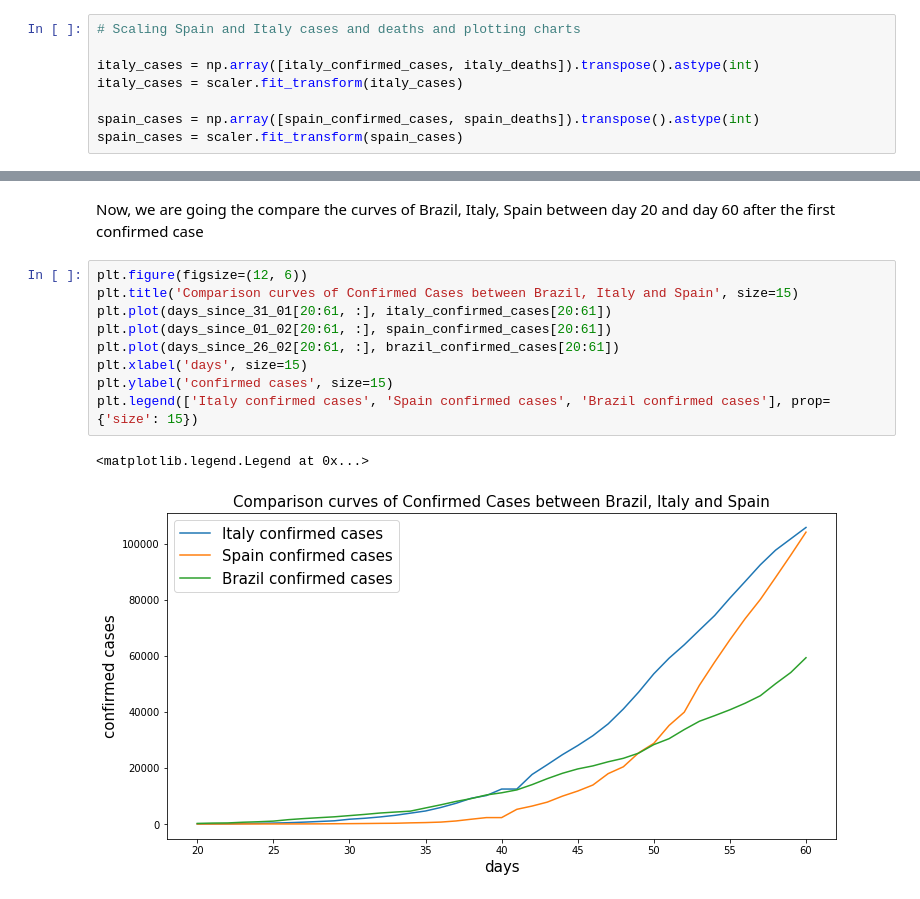
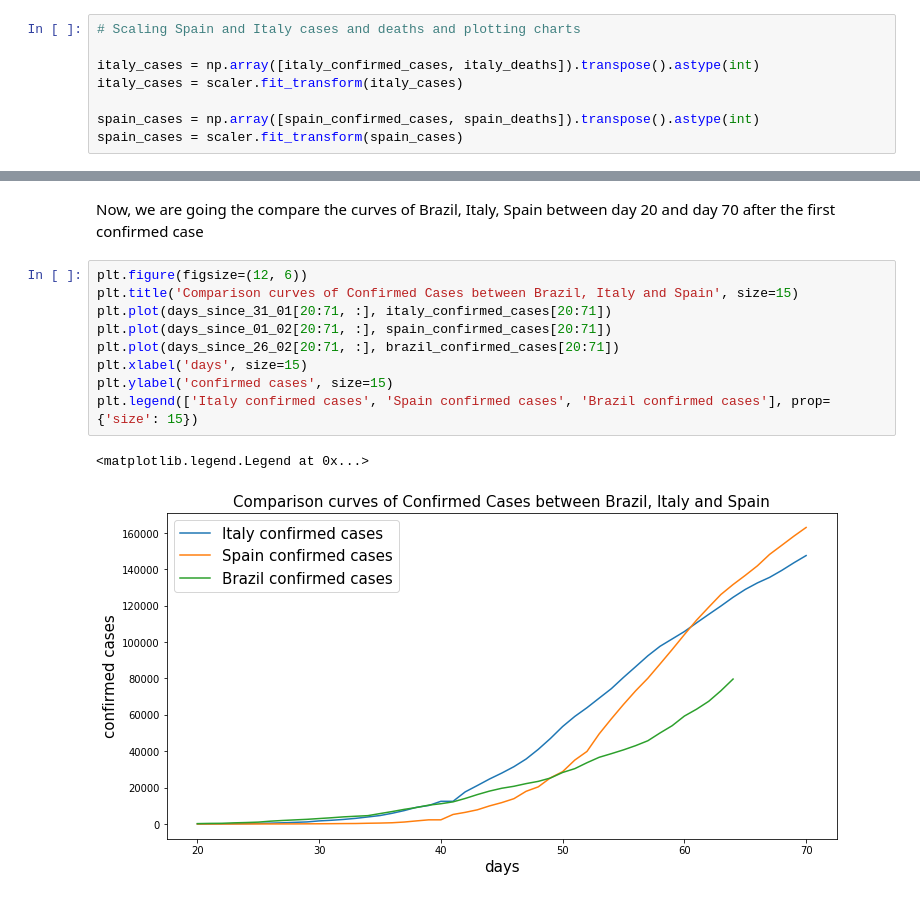
Before and after one commit to rafaelpolonio92/coronavirus-analysis, a Jupyter notebook: Coronavirus.ipynb, the cells around one changed output, grey strips where cells are left out. Cells and saved outputs as stored; diff of their text form.

```diff
--- a/Coronavirus.ipynb
+++ b/Coronavirus.ipynb
@@ -297,17 +297,17 @@ plt.yticks(size=15)
 # %% [markdown]
-Now, we are going the compare the curves of Brazil, Italy, Spain between day 20 and day 60 after the first confirmed case
+Now, we are going the compare the curves of Brazil, Italy, Spain between day 20 and day 70 after the first confirmed case
 # %%
 plt.figure(figsize=(12, 6))
 plt.title('Comparison curves of Confirmed Cases between Brazil, Italy and Spain', size=15)
-plt.plot(days_since_31_01[20:61, :], italy_confirmed_cases[20:61])
-plt.plot(days_since_01_02[20:61, :], spain_confirmed_cases[20:61])
-plt.plot(days_since_26_02[20:61, :], brazil_confirmed_cases[20:61])
+plt.plot(days_since_31_01[20:71, :], italy_confirmed_cases[20:71])
+plt.plot(days_since_01_02[20:71, :], spain_confirmed_cases[20:71])
+plt.plot(days_since_26_02[20:71, :], brazil_confirmed_cases[20:71])
 plt.xlabel('days', size=15)
 plt.ylabel('confirmed cases', size=15)
 plt.legend(['Italy confirmed cases', 'Spain confirmed cases', 'Brazil confirmed cases'], prop={'size': 15})
 # %% [output]
 <matplotlib.legend.Legend at 0x...>
-[figure, old version]
+[figure, new version]
 # %%
 plt.figure(figsize=(12, 6))
 plt.title('Comparison curves of Deaths between Brazil, Italy and Spain', size=15)
```
Also changed, not shown: parts of 11 cells of this notebook.
